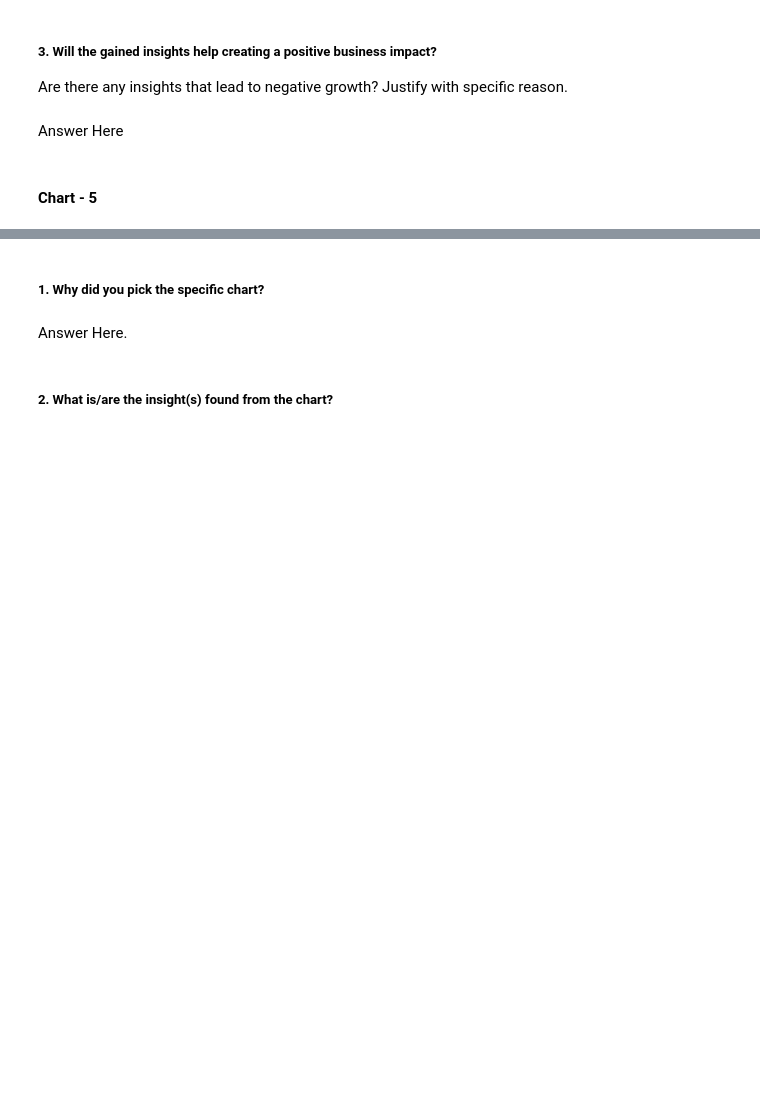
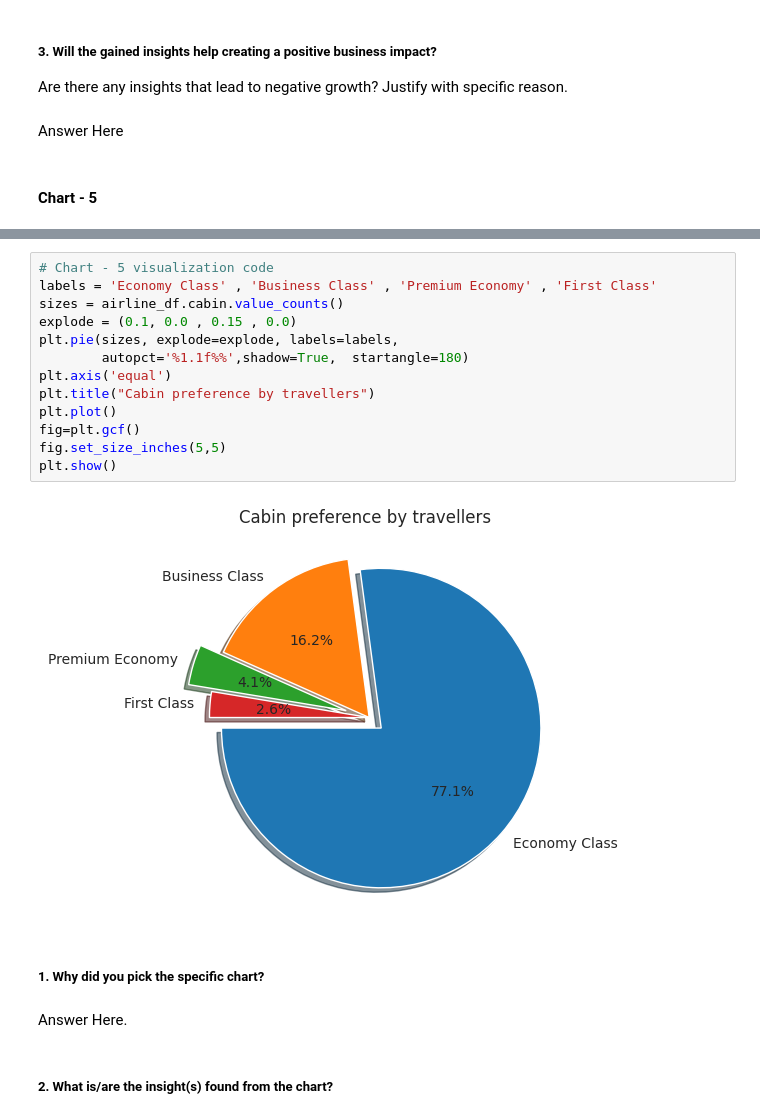
Before and after one commit to vedanttule134/Airline-Passenger-Referral-Prediction, a Jupyter notebook: Airline_Passenger_Referral_Prediction.ipynb, the cells around one changed output, grey strips where cells are left out. Saved outputs shown, nothing was run; the diff lists cells and outputs as text; blank space fills up the shorter version.

```diff
--- a/Airline_Passenger_Referral_Prediction.ipynb
+++ b/Airline_Passenger_Referral_Prediction.ipynb
@@ -496,3 +518,18 @@ Answer Here
+# %%
+# Chart - 5 visualization code
+labels = 'Economy Class' , 'Business Class' , 'Premium Economy' , 'First Class'
+sizes = airline_df.cabin.value_counts()
+explode = (0.1, 0.0 , 0.15 , 0.0)
+plt.pie(sizes, explode=explode, labels=labels,
+        autopct='%1.1f%%',shadow=True,  startangle=180)
+plt.axis('equal')
+plt.title("Cabin preference by travellers")
+plt.plot()
+fig=plt.gcf()
+fig.set_size_inches(5,5)
+plt.show()
+# %% [output]
+[figure, added]
 # %% [markdown]
 ##### 1. Why did you pick the specific chart?
 # %% [markdown]
```
Also changed, not shown: parts of 15 cells of this notebook.
